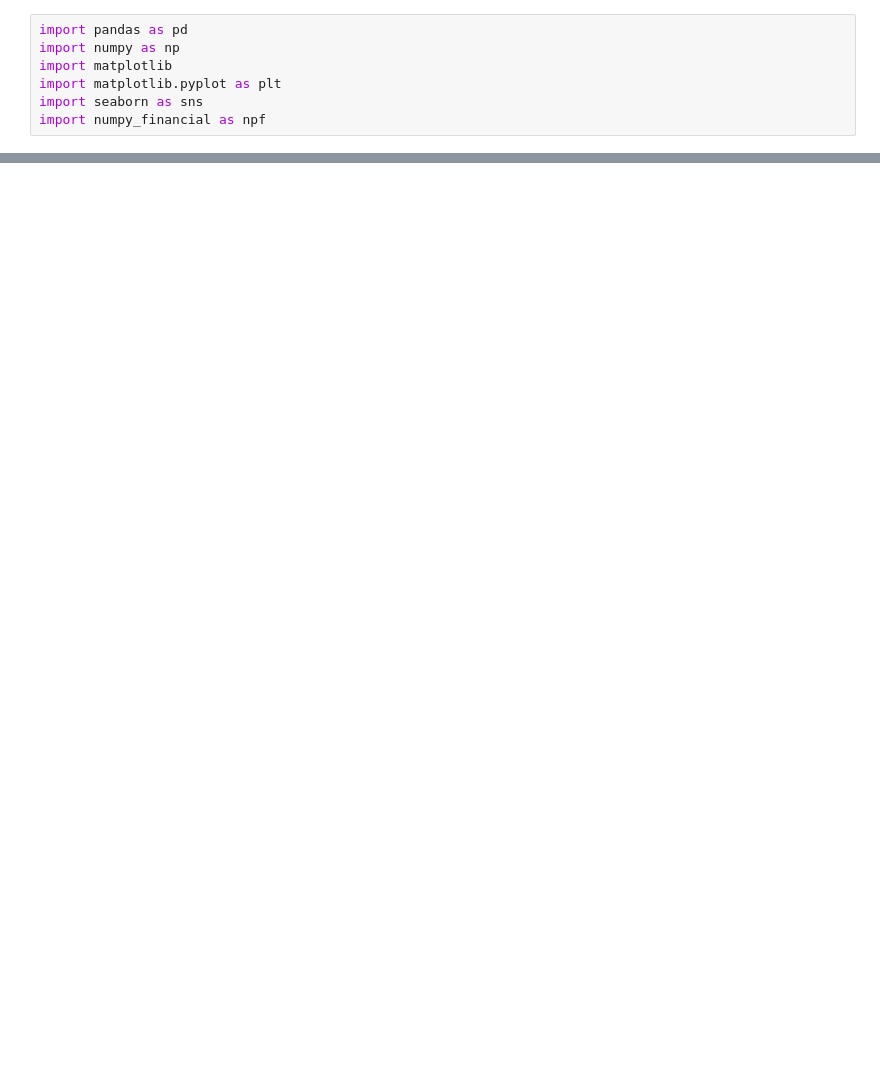
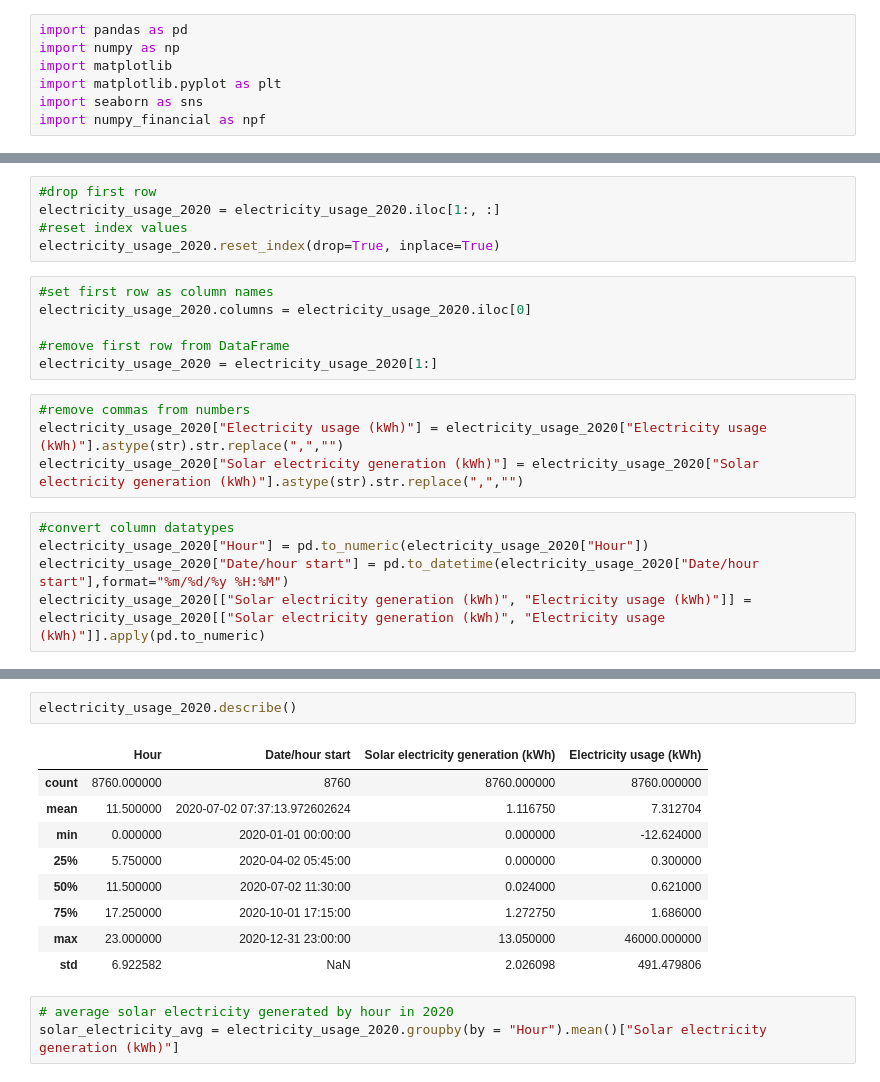
Before and after one commit to Agnes-Wambui/jumpingspider, a Jupyter notebook: Pula Test - Agnes Wambui.ipynb, the cells around one changed output, grey strips where cells are left out. Cells and saved outputs as stored; diff of their text form; blank space fills up the shorter version.

```diff
--- a/Pula Test - Agnes Wambui.ipynb
+++ b/Pula Test - Agnes Wambui.ipynb
@@ -115,0 +11,20 @@ data_monthly
+# %%
+#drop first row
+electricity_usage_2020 = electricity_usage_2020.iloc[1:, :]
+#reset index values
+electricity_usage_2020.reset_index(drop=True, inplace=True)
+# %%
+#set first row as column names
+electricity_usage_2020.columns = electricity_usage_2020.iloc[0]
+
+#remove first row from DataFrame
+electricity_usage_2020 = electricity_usage_2020[1:]
+# %%
+#remove commas from numbers
+electricity_usage_2020["Electricity usage (kWh)"] = electricity_usage_2020["Electricity usage (kWh)"].astype(str).str.replace(",","")
+electricity_usage_2020["Solar electricity generation (kWh)"] = electricity_usage_2020["Solar electricity generation (kWh)"].astype(str).str.replace(",","")
+# %%
+#convert column datatypes
+electricity_usage_2020["Hour"] = pd.to_numeric(electricity_usage_2020["Hour"])
+electricity_usage_2020["Date/hour start"] = pd.to_datetime(electricity_usage_2020["Date/hour start"],format="%m/%d/%y %H:%M")
+electricity_usage_2020[["Solar electricity generation (kWh)", "Electricity usage (kWh)"]] = electricity_usage_2020[["Solar electricity generation (kWh)", "Electricity usage (kWh)"]].apply(pd.to_numeric)
@@ -115,0 +40,15 @@ data_monthly
+# %%
+electricity_usage_2020.describe()
+# %% [output]
+|  | Hour | Date/hour start | Solar electricity generation (kWh) | Electricity usage (kWh) |
+| count | 8760.000000 | 8760 | 8760.000000 | 8760.000000 |
+| mean | 11.500000 | 2020-07-02 07:37:13.972602624 | 1.116750 | 7.312704 |
+| min | 0.000000 | 2020-01-01 00:00:00 | 0.000000 | -12.624000 |
+| 25% | 5.750000 | 2020-04-02 05:45:00 | 0.000000 | 0.300000 |
+| 50% | 11.500000 | 2020-07-02 11:30:00 | 0.024000 | 0.621000 |
+| 75% | 17.250000 | 2020-10-01 17:15:00 | 1.272750 | 1.686000 |
+| max | 23.000000 | 2020-12-31 23:00:00 | 13.050000 | 46000.000000 |
+| std | 6.922582 | NaN | 2.026098 | 491.479806 |
+# %%
+# average solar electricity generated by hour in 2020
+solar_electricity_avg = electricity_usage_2020.groupby(by = "Hour").mean()["Solar electricity generation (kWh)"]
```
Also changed, not shown: parts of 37 cells of this notebook, 2 other files.
